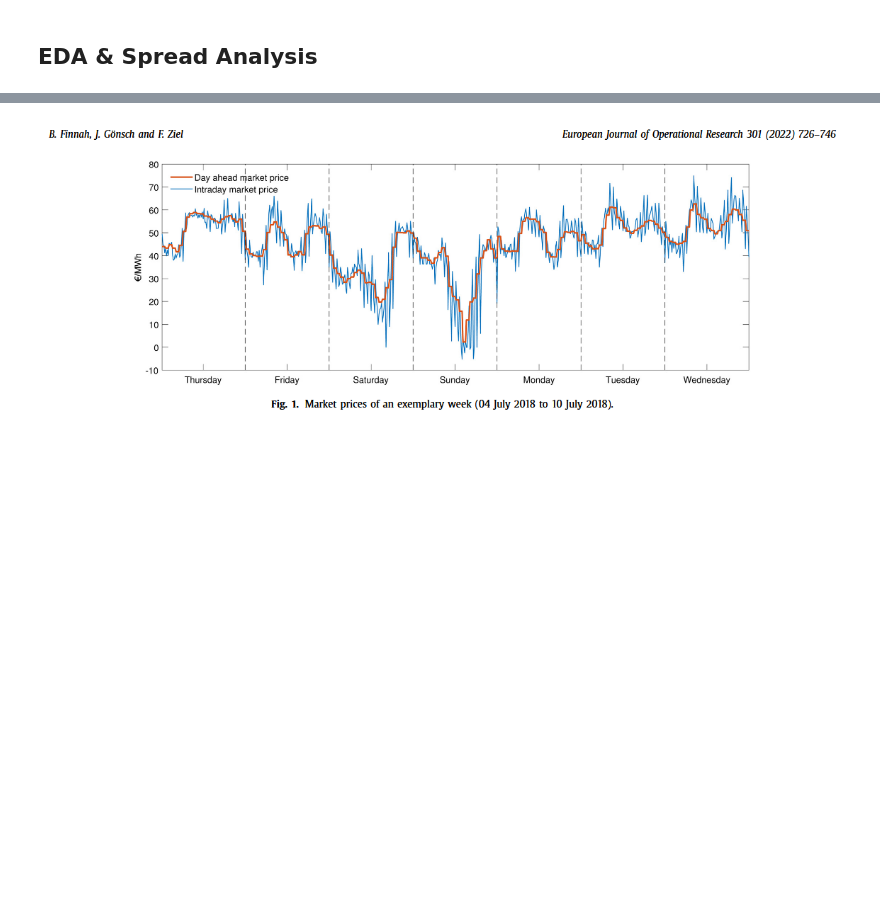
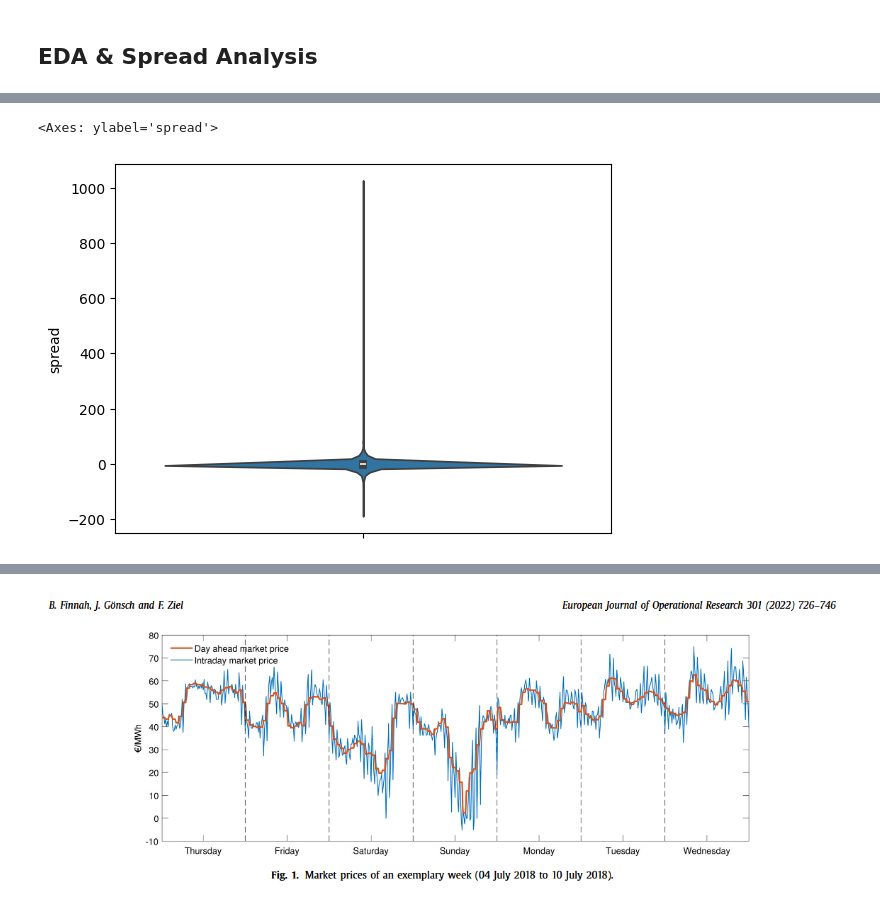
Before and after one commit to mzaoualim/electricity-price-forecasting, a Jupyter notebook: electricity_price_forcasting.ipynb, the cells around one changed output, grey strips where cells are left out. Cells and saved outputs as stored; diff of their text form; code cells hidden in the pictures; blank space fills up the shorter version.

```diff
--- a/electricity_price_forcasting.ipynb
+++ b/electricity_price_forcasting.ipynb
@@ -137,0 +353,5 @@ idp_data.to_csv('idp_data.csv')
+# %%
+sns.violinplot(data['spread'])
+# %% [output]
+<Axes: ylabel='spread'>
+[figure, added]
```
Also changed, not shown: parts of 30 cells of this notebook.
